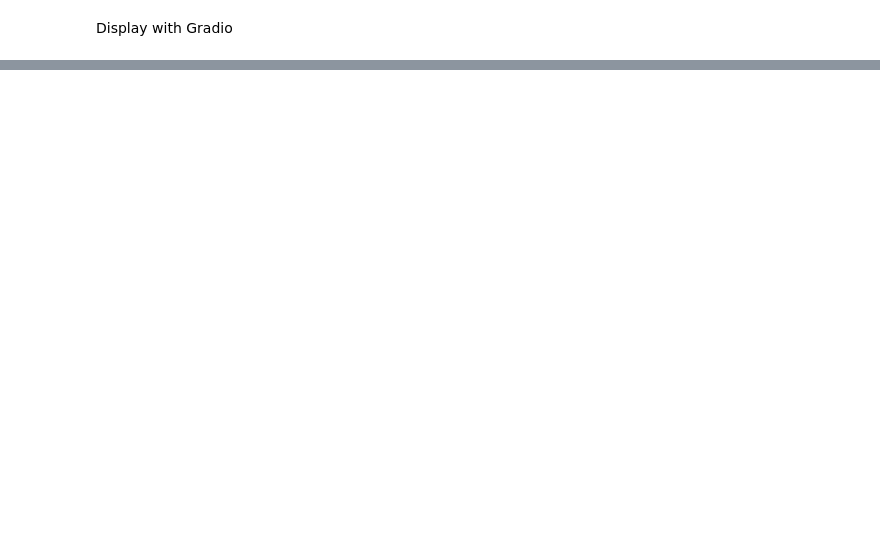
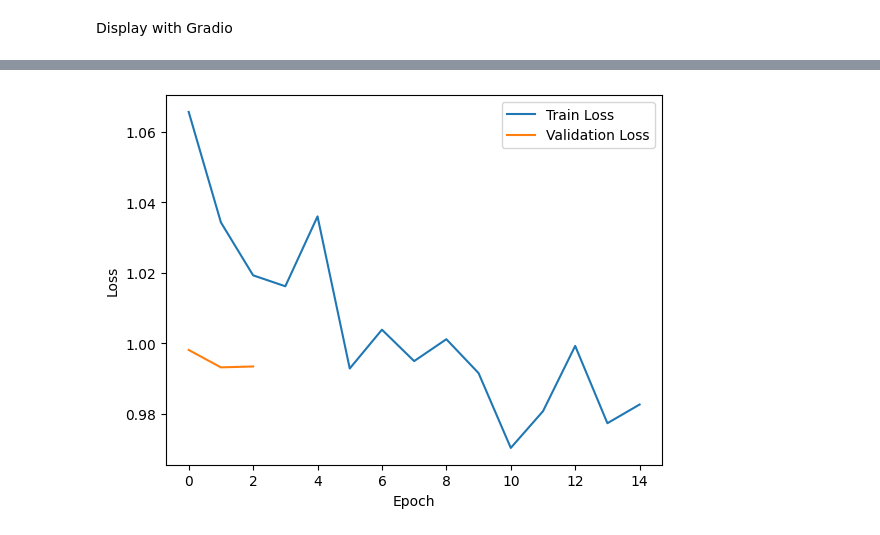
Before and after one commit to subod4/NLP, a Jupyter notebook: Text_Summarizer_abstractive.ipynb, the cells around one changed output, grey strips where cells are left out. Saved outputs shown, nothing was run; the diff lists cells and outputs as text; code cells hidden in the pictures; blank space fills up the shorter version.

```diff
--- a/Text_Summarizer_abstractive.ipynb
+++ b/Text_Summarizer_abstractive.ipynb
@@ -34,7 +59,7 @@ data_collator = DataCollatorForSeq2Seq(tokenizer, model=model, padding="longest"
 Train the Model
 # %%
 training_args = TrainingArguments(
-    output_dir="./results",
+    output_dir="./results3",
     evaluation_strategy="epoch",
     save_strategy="epoch",
     per_device_train_batch_size=4,
@@ -105,0 +156,16 @@ interface.launch()
+# %%
+import matplotlib.pyplot as plt
+
+history = trainer.state.log_history
+train_loss = [entry["loss"] for entry in history if "loss" in entry]
+eval_loss = [entry["eval_loss"] for entry in history if "eval_loss" in entry]
+
+plt.plot(train_loss, label="Train Loss")
+plt.plot(eval_loss, label="Validation Loss")
+plt.xlabel("Epoch")
+plt.ylabel("Loss")
+plt.legend()
+plt.savefig("training_loss_curve.png")  # Save the image
+plt.show()
+# %% [output]
+[figure, added]
```
Also changed, not shown: parts of 7 cells of this notebook.
